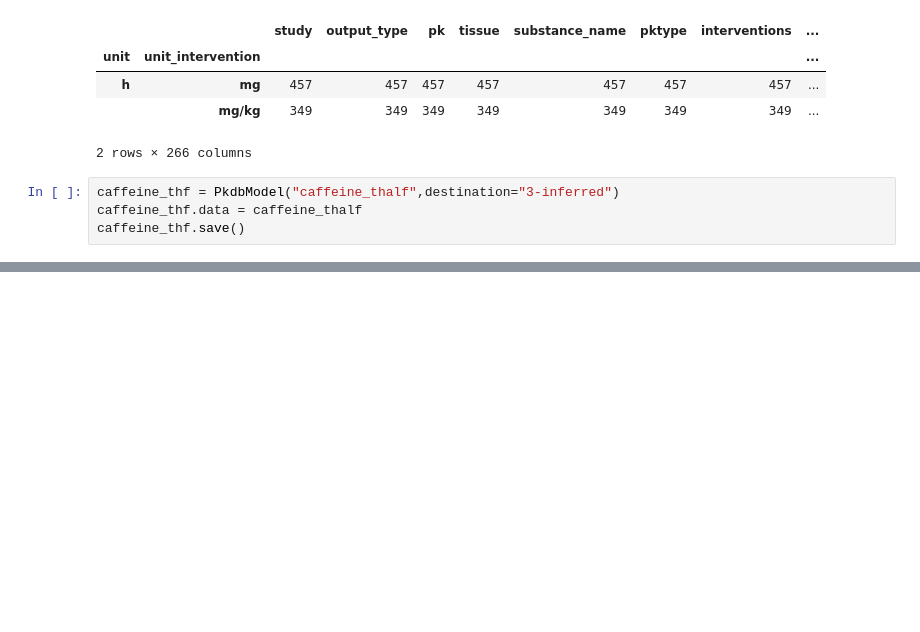
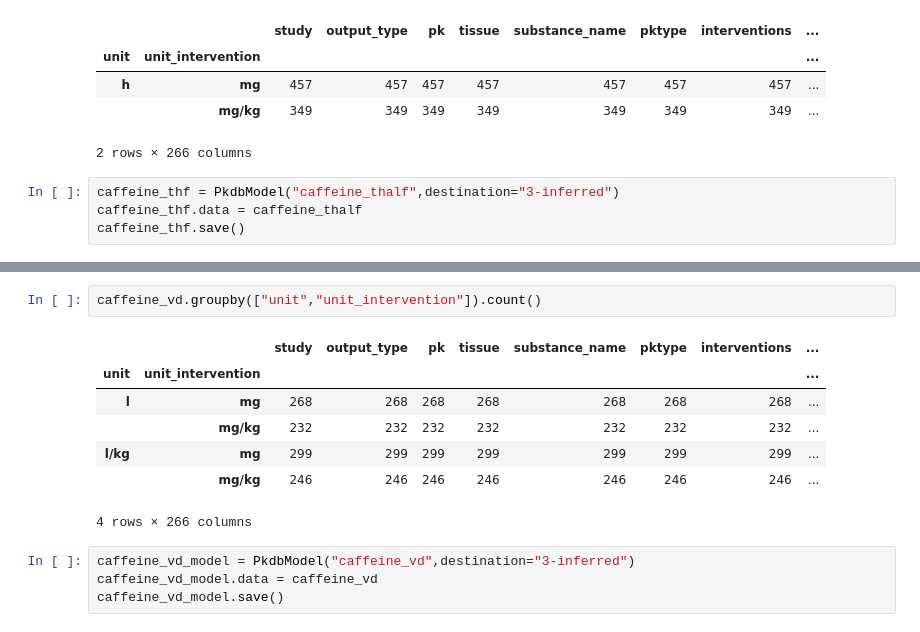
Before and after one commit to matthiaskoenig/pkdb_analysis, a Jupyter notebook: caffeine/02-Caffeine_Data_Infer.ipynb, the cells around one changed output, grey strips where cells are left out. Drawn from its saved outputs; the diff is of its cells as text; blank space fills up the shorter version.

```diff
--- a/caffeine/02-Caffeine_Data_Infer.ipynb
+++ b/caffeine/02-Caffeine_Data_Infer.ipynb
@@ -283,0 +274,14 @@ caffeine_thf.save()
+# %%
+caffeine_vd.groupby(["unit","unit_intervention"]).count()
+# %% [output]
+|  |  | study | output_type | pk | tissue | substance_name | pktype | interventions | ... |
+| unit | unit_intervention |  |  |  |  |  |  |  | ... |
+| l | mg | 268 | 268 | 268 | 268 | 268 | 268 | 268 | ... |
+|  | mg/kg | 232 | 232 | 232 | 232 | 232 | 232 | 232 | ... |
+| l/kg | mg | 299 | 299 | 299 | 299 | 299 | 299 | 299 | ... |
+|  | mg/kg | 246 | 246 | 246 | 246 | 246 | 246 | 246 | ... |
+4 rows × 266 columns
+# %%
+caffeine_vd_model = PkdbModel("caffeine_vd",destination="3-inferred")
+caffeine_vd_model.data = caffeine_vd
+caffeine_vd_model.save()
```
Also changed, not shown: parts of 23 cells of this notebook, 47 other files.
